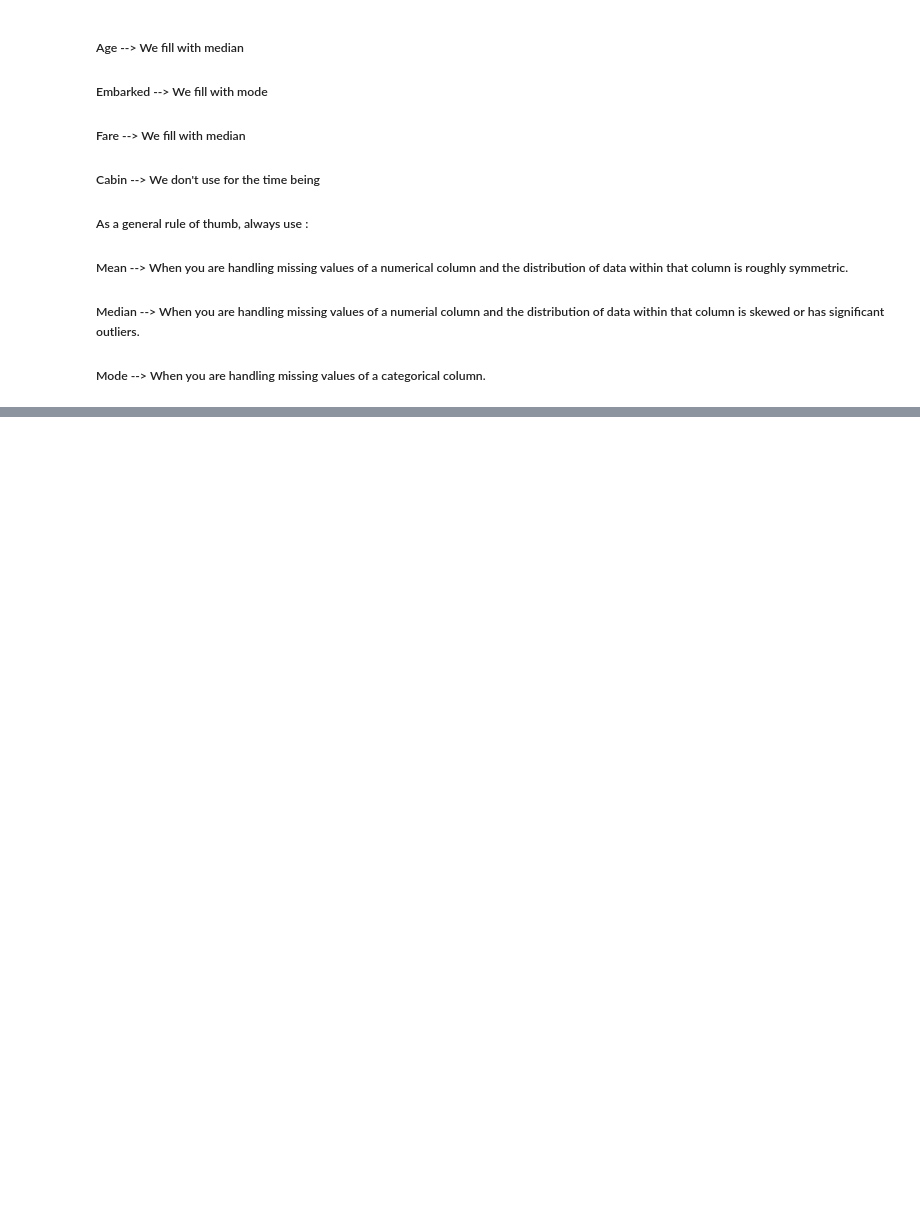
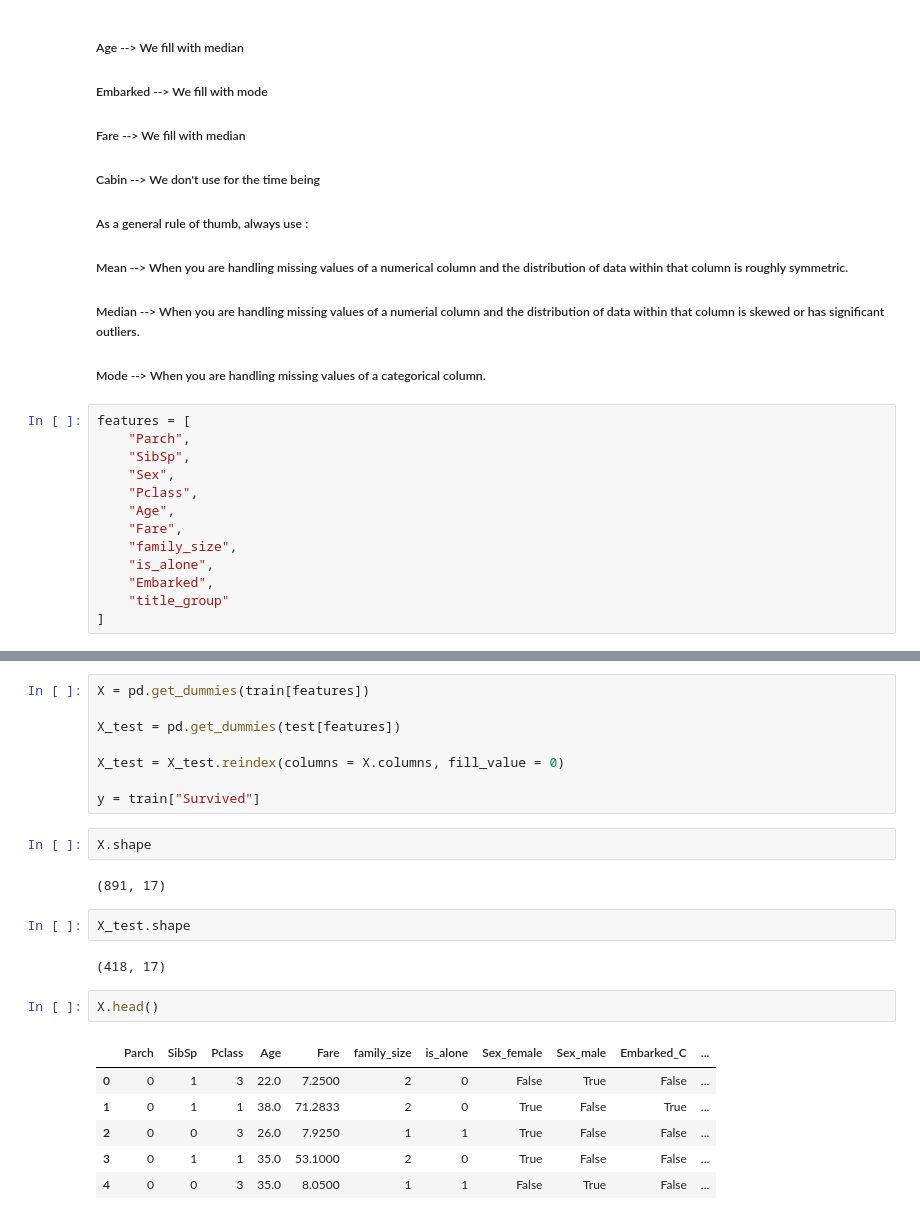
Before and after one commit to Sid1813/kaggle, a Jupyter notebook: Titanic - Machine Learning from Disaster/model_versions/titanic_v4.ipynb, the cells around one changed output, grey strips where cells are left out. Saved outputs shown, nothing was run; the diff lists cells and outputs as text; blank space fills up the shorter version.

```diff
--- a/Titanic - Machine Learning from Disaster/model_versions/titanic_v4.ipynb
+++ b/Titanic - Machine Learning from Disaster/model_versions/titanic_v4.ipynb
@@ -570,3 +570,16 @@ dtype: int64
 ##### Mean --> When you are handling missing values of a numerical column and the distribution of data within that column is roughly symmetric.
 ##### Median --> When you are handling missing values of a numerial column and the distribution of data within that column is skewed or has significant outliers.
 ##### Mode --> When you are handling missing values of a categorical column.
+# %%
+features = [
+    "Parch",
+    "SibSp",
+    "Sex",
+    "Pclass",
+    "Age",
+    "Fare",
+    "family_size",
+    "is_alone",
+    "Embarked",
+    "title_group"
+]
@@ -572,0 +604,25 @@ dtype: int64
+# %%
+X = pd.get_dummies(train[features])
+
+X_test = pd.get_dummies(test[features])
+
+X_test = X_test.reindex(columns = X.columns, fill_value = 0)
+
+y = train["Survived"]
+# %%
+X.shape
+# %% [output]
+(891, 17)
+# %%
+X_test.shape
+# %% [output]
+(418, 17)
+# %%
+X.head()
+# %% [output]
+|  | Parch | SibSp | Pclass | Age | Fare | family_size | is_alone | Sex_female | Sex_male | Embarked_C | ... |
+| 0 | 0 | 1 | 3 | 22.0 | 7.2500 | 2 | 0 | False | True | False | ... |
+| 1 | 0 | 1 | 1 | 38.0 | 71.2833 | 2 | 0 | True | False | True | ... |
+| 2 | 0 | 0 | 3 | 26.0 | 7.9250 | 1 | 1 | True | False | False | ... |
+| 3 | 0 | 1 | 1 | 35.0 | 53.1000 | 2 | 0 | True | False | False | ... |
+| 4 | 0 | 0 | 3 | 35.0 | 8.0500 | 1 | 1 | False | True | False | ... |
```
Also changed, not shown: parts of 18 cells of this notebook.
